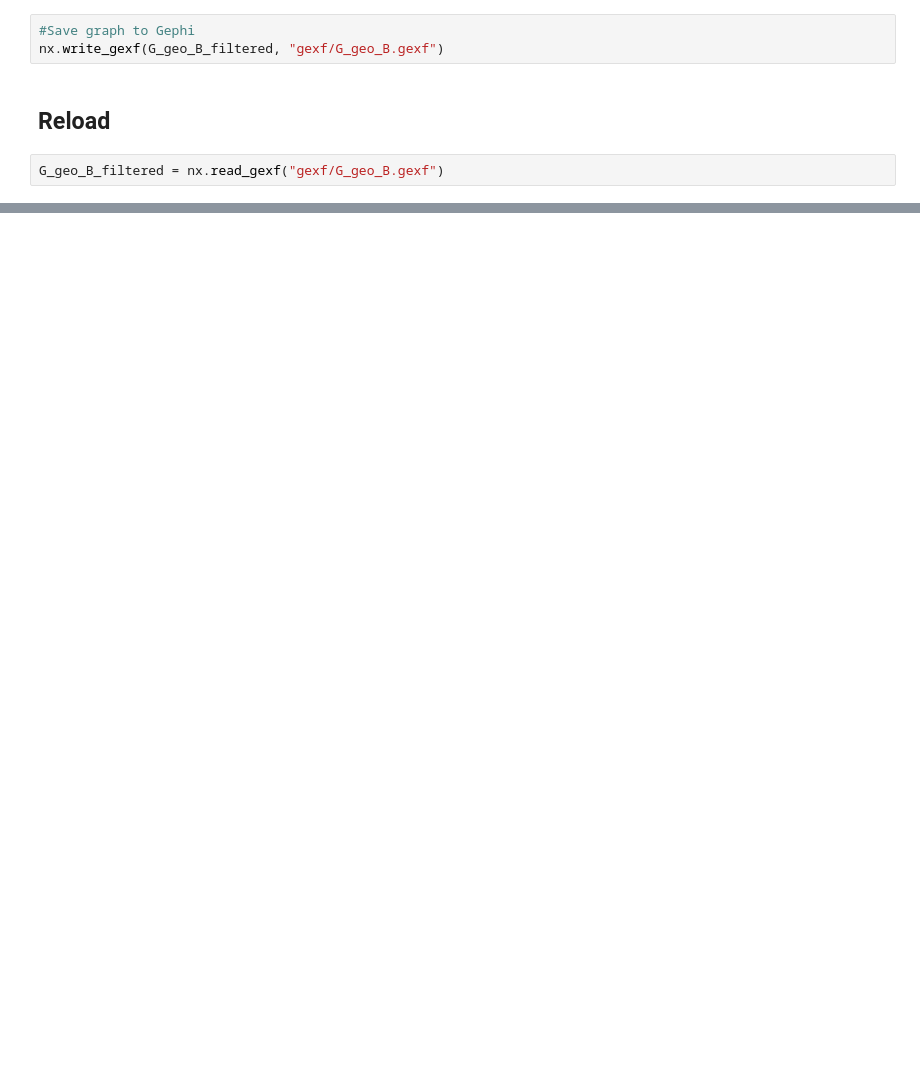
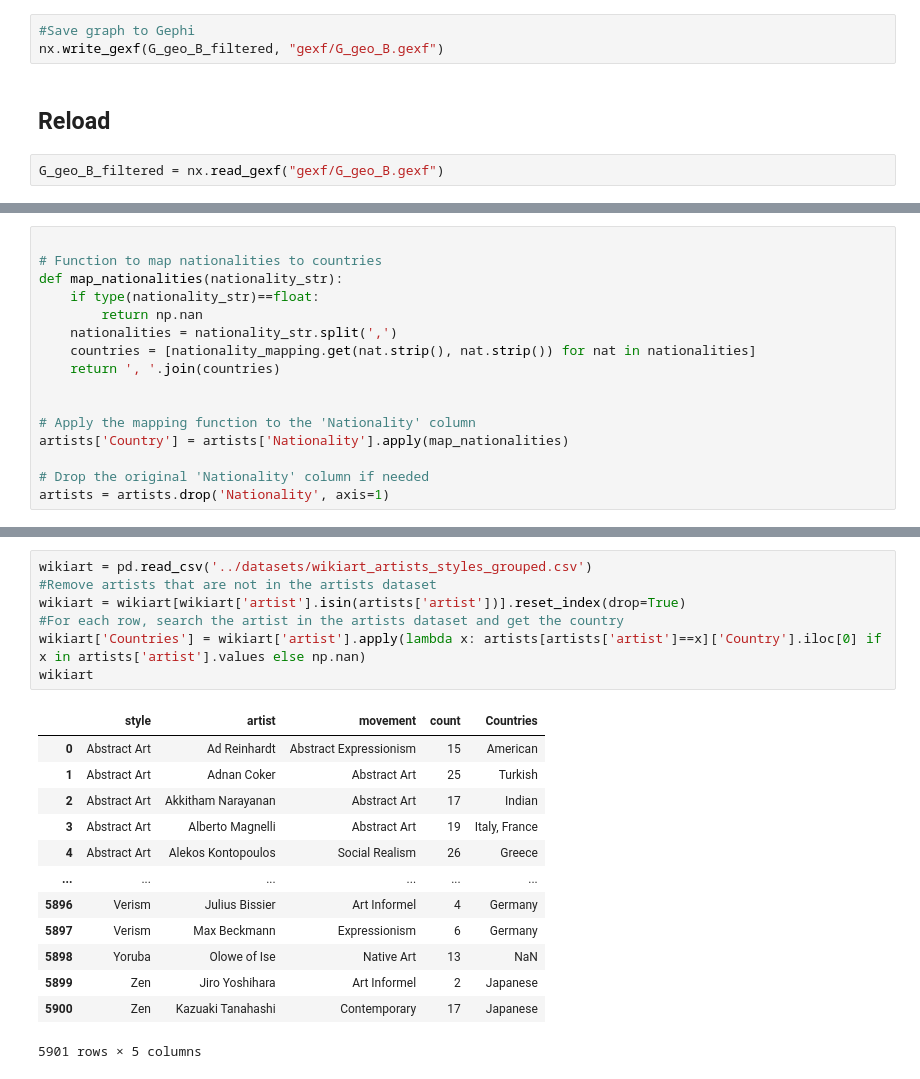
Before and after one commit to me9hanics/ArtProject, a Jupyter notebook: networks/time_and_place.ipynb, the cells around one changed output, grey strips where cells are left out. Saved outputs shown, nothing was run; the diff lists cells and outputs as text; blank space fills up the shorter version.

Commit message:
add country data from nationality

```diff
--- a/networks/time_and_place.ipynb
+++ b/networks/time_and_place.ipynb
@@ -213,0 +253,16 @@ G_geo_B_filtered = nx.read_gexf("gexf/G_geo_B.gexf")
+# %%
+
+# Function to map nationalities to countries
+def map_nationalities(nationality_str):
+    if type(nationality_str)==float:
+        return np.nan
+    nationalities = nationality_str.split(',')
+    countries = [nationality_mapping.get(nat.strip(), nat.strip()) for nat in nationalities]
+    return ', '.join(countries)
+
+
+# Apply the mapping function to the 'Nationality' column
+artists['Country'] = artists['Nationality'].apply(map_nationalities)
+
+# Drop the original 'Nationality' column if needed
+artists = artists.drop('Nationality', axis=1)
@@ -213,0 +278,21 @@ G_geo_B_filtered = nx.read_gexf("gexf/G_geo_B.gexf")
+# %%
+wikiart = pd.read_csv('../datasets/wikiart_artists_styles_grouped.csv')
+#Remove artists that are not in the artists dataset
+wikiart = wikiart[wikiart['artist'].isin(artists['artist'])].reset_index(drop=True)
+#For each row, search the artist in the artists dataset and get the country
+wikiart['Countries'] = wikiart['artist'].apply(lambda x: artists[artists['artist']==x]['Country'].iloc[0] if x in artists['artist'].values else np.nan)
+wikiart
+# %% [output]
+|  | style | artist | movement | count | Countries |
+| 0 | Abstract Art | Ad Reinhardt | Abstract Expressionism | 15 | American |
+| 1 | Abstract Art | Adnan Coker | Abstract Art | 25 | Turkish |
+| 2 | Abstract Art | Akkitham Narayanan | Abstract Art | 17 | Indian |
+| 3 | Abstract Art | Alberto Magnelli | Abstract Art | 19 | Italy, France |
+| 4 | Abstract Art | Alekos Kontopoulos | Social Realism | 26 | Greece |
+| ... | ... | ... | ... | ... | ... |
+| 5896 | Verism | Julius Bissier | Art Informel | 4 | Germany |
+| 5897 | Verism | Max Beckmann | Expressionism | 6 | Germany |
+| 5898 | Yoruba | Olowe of Ise | Native Art | 13 | NaN |
+| 5899 | Zen | Jiro Yoshihara | Art Informel | 2 | Japanese |
+| 5900 | Zen | Kazuaki Tanahashi | Contemporary | 17 | Japanese |
+5901 rows × 5 columns
```
Also changed, not shown: parts of 3 cells of this notebook.
